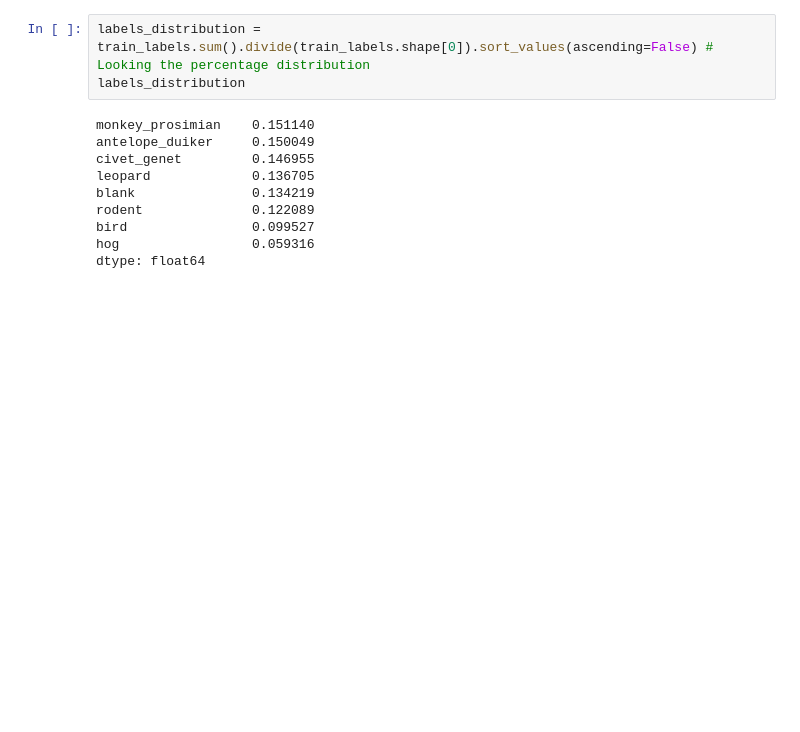
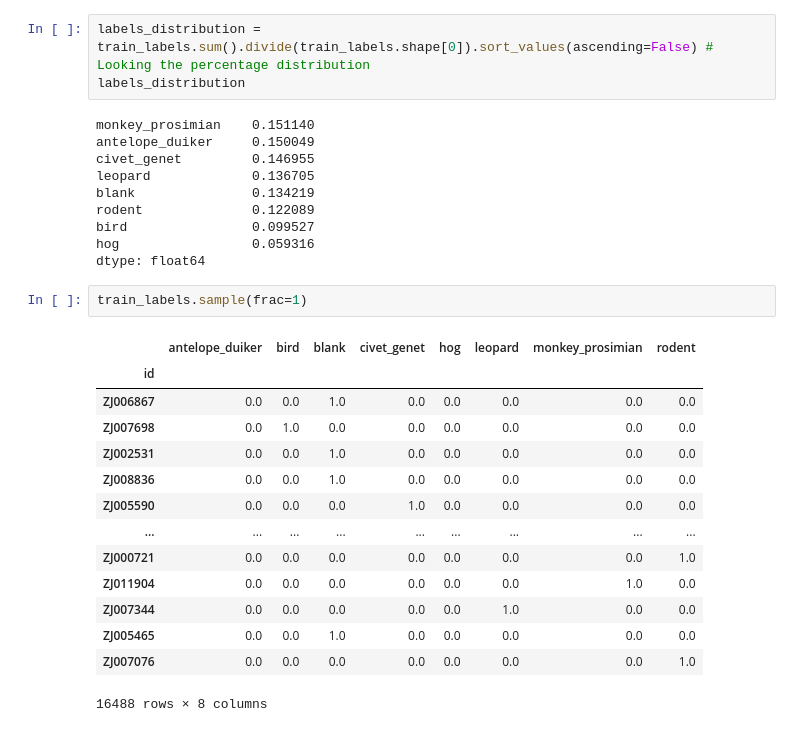
Before and after one commit to gerryfrank10/Conser-Vision-Challenge, a Jupyter notebook: solution-1.ipynb, the cells around one changed output. Cells and saved outputs as stored; diff of their text form; blank space fills up the shorter version.

```diff
--- a/solution-1.ipynb
+++ b/solution-1.ipynb
@@ -100,3 +97,20 @@ rodent              0.122089
 bird                0.099527
 hog                 0.059316
 dtype: float64
+# %%
+train_labels.sample(frac=1)
+# %% [output]
+|  | antelope_duiker | bird | blank | civet_genet | hog | leopard | monkey_prosimian | rodent |
+| id |  |  |  |  |  |  |  |  |
+| ZJ006867 | 0.0 | 0.0 | 1.0 | 0.0 | 0.0 | 0.0 | 0.0 | 0.0 |
+| ZJ007698 | 0.0 | 1.0 | 0.0 | 0.0 | 0.0 | 0.0 | 0.0 | 0.0 |
+| ZJ002531 | 0.0 | 0.0 | 1.0 | 0.0 | 0.0 | 0.0 | 0.0 | 0.0 |
+| ZJ008836 | 0.0 | 0.0 | 1.0 | 0.0 | 0.0 | 0.0 | 0.0 | 0.0 |
+| ZJ005590 | 0.0 | 0.0 | 0.0 | 1.0 | 0.0 | 0.0 | 0.0 | 0.0 |
+| ... | ... | ... | ... | ... | ... | ... | ... | ... |
+| ZJ000721 | 0.0 | 0.0 | 0.0 | 0.0 | 0.0 | 0.0 | 0.0 | 1.0 |
+| ZJ011904 | 0.0 | 0.0 | 0.0 | 0.0 | 0.0 | 0.0 | 1.0 | 0.0 |
+| ZJ007344 | 0.0 | 0.0 | 0.0 | 0.0 | 0.0 | 1.0 | 0.0 | 0.0 |
+| ZJ005465 | 0.0 | 0.0 | 1.0 | 0.0 | 0.0 | 0.0 | 0.0 | 0.0 |
+| ZJ007076 | 0.0 | 0.0 | 0.0 | 0.0 | 0.0 | 0.0 | 0.0 | 1.0 |
+16488 rows × 8 columns
```
Also changed, not shown: parts of 9 cells of this notebook, 1 other file.
